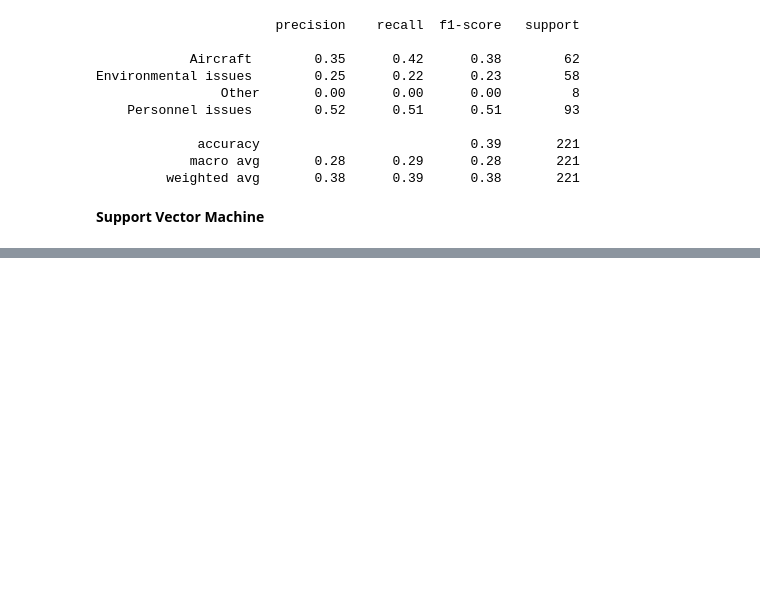
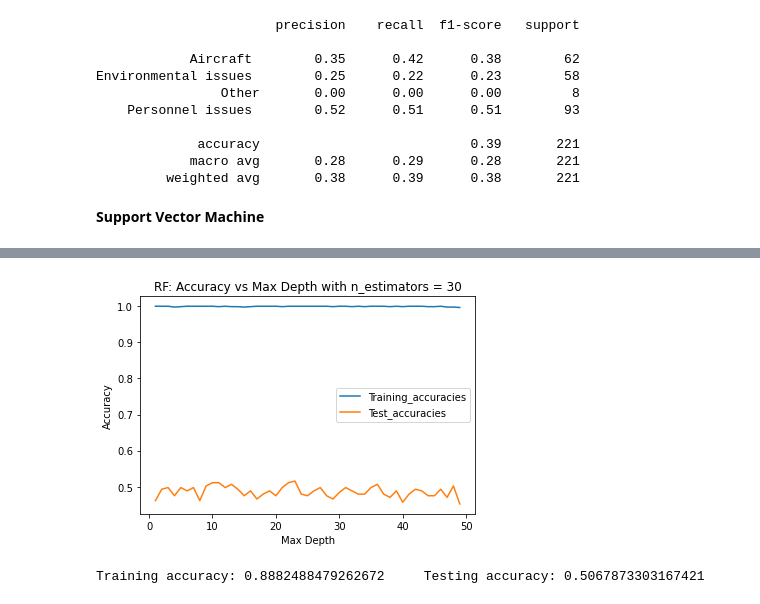
Before and after one commit to ashleyg16/Capstone2, a Jupyter notebook: Capstone 2 Modeling.ipynb, the cells around one changed output, grey strips where cells are left out. Saved outputs shown, nothing was run; the diff lists cells and outputs as text; code cells hidden in the pictures; blank space fills up the shorter version.

```diff
--- a/Capstone 2 Modeling.ipynb
+++ b/Capstone 2 Modeling.ipynb
@@ -257,0 +313,34 @@ Environmental issues        0.00      0.00      0.00        58
+# %%
+#RF is also dependent on max_depth, going to try and optimize to keep from overfitting
+dep = np.arange(1,50)
+rfs_train_acc_d = {}
+rfs_test_acc_d = {}
+
+for d in dep:
+    rf_S = RandomForestClassifier(n_estimators = 30, max_depth = d)
+    rf_s.fit(X_train_smote, y_train_smote.values.ravel())
+    rfs_train_acc_d[d] = rf_s.score(X_train_smote, y_train_smote)
+    rfs_test_acc_d[d] = rf_s.score(X_test, y_test)
+# %%
+#Plotting the accuracies
+plt.title('RF: Accuracy vs Max Depth with n_estimators = 30')
+plt.plot(dep, rfs_train_acc_d.values(), label = 'Training_accuracies')
+plt.plot(dep, rfs_test_acc_d.values(), label = 'Test_accuracies')
+plt.legend()
+plt.xlabel('Max Depth')
+plt.ylabel('Accuracy')
+plt.show()
+# %% [output]
+[figure, added]
+# %%
+#Looking at Accuracy for our final model with n_estimators = 30 and max_depth = 10
+rf_s = RandomForestClassifier(n_estimators = 30, max_depth = 10)
+rf_s.fit(X_train_smote, y_train_smote.values.ravel())
+y_pred = rf_s.predict(X_test)
+
+train_acc_rfs = rf_s.score(X_train_smote, y_train_smote)
+test_acc_rfs = rf_s.score(X_test, y_test)
+
+print('Training accuracy:', train_acc_rfs, '    Testing accuracy:', test_acc_rfs)
+# %% [output]
+Training accuracy: 0.8882488479262672     Testing accuracy: 0.5067873303167421
```
Also changed, not shown: parts of 31 cells of this notebook.
